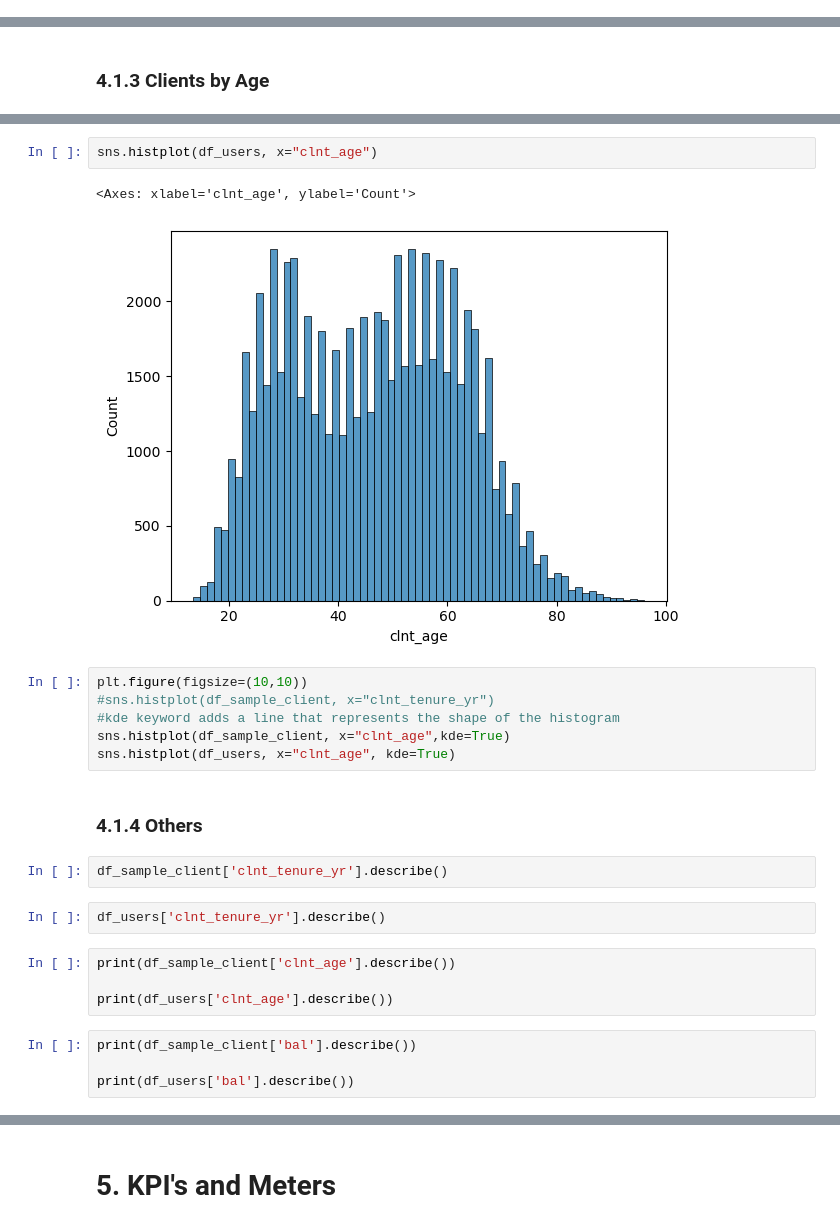
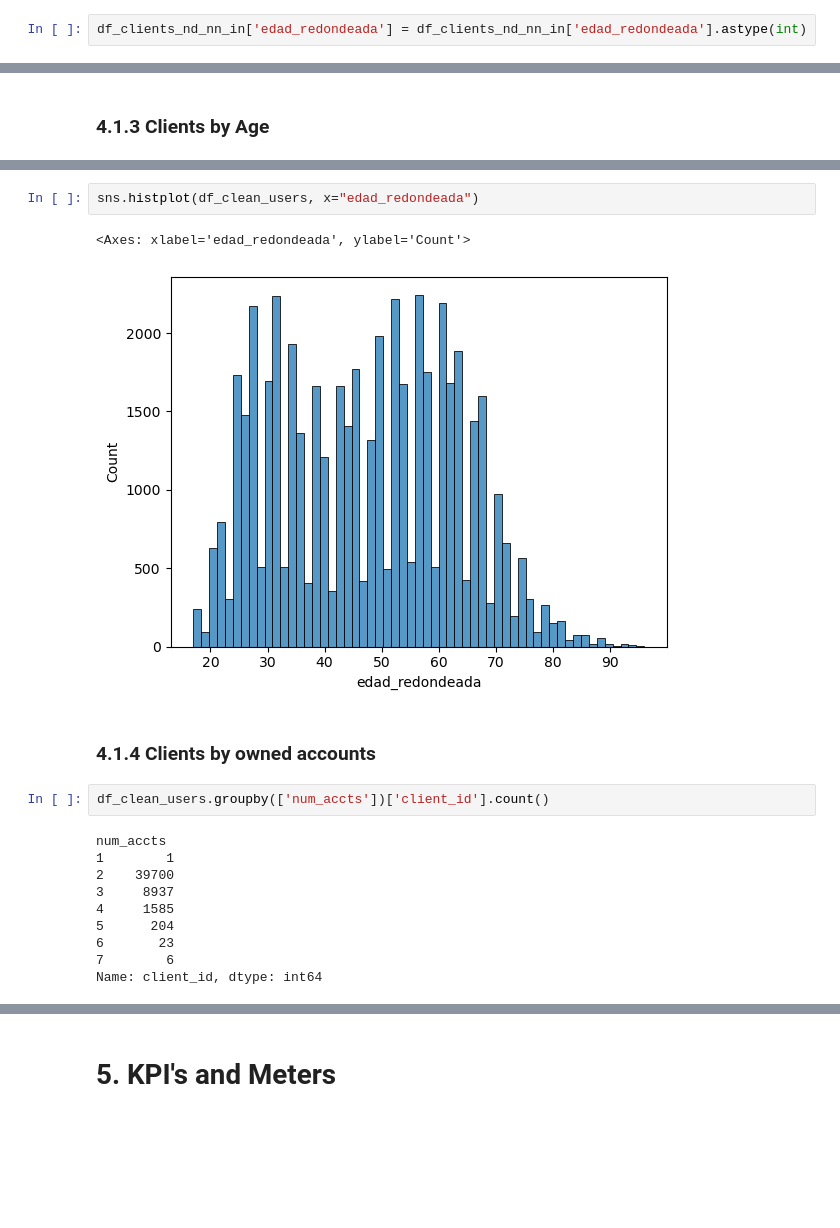
Before and after one commit to davidmoreno-gh/Vanguard-AB-Testing, a Jupyter notebook: 1. main.ipynb, the cells around one changed output, grey strips where cells are left out. Drawn from its saved outputs; the diff is of its cells as text; blank space fills up the shorter version.

Commit message:
Step 4 checking graphs.

```diff
--- a/1. main.ipynb
+++ b/1. main.ipynb
@@ -348,3 +488,5 @@ df_clients_nd_nn_in['edad_redondeada'] = df_clients_nd_nn_in['clnt_age'].round()
+# %%
+df_clients_nd_nn_in['edad_redondeada'] = df_clients_nd_nn_in['edad_redondeada'].astype(int)
 # %% [markdown]
 Let's graph ages
 # %%
@@ -756,25 +890,19 @@ sns.histplot(df_sample_client, x="clnt_age")
 # %%
-sns.histplot(df_users, x="clnt_age")
+sns.histplot(df_clean_users, x="edad_redondeada")
 # %% [output]
-<Axes: xlabel='clnt_age', ylabel='Count'>
+<Axes: xlabel='edad_redondeada', ylabel='Count'>
-[figure, old version]
+[figure, new version]
-# %%
-plt.figure(figsize=(10,10))
-#sns.histplot(df_sample_client, x="clnt_tenure_yr")
-#kde keyword adds a line that represents the shape of the histogram
-sns.histplot(df_sample_client, x="clnt_age",kde=True)
-sns.histplot(df_users, x="clnt_age", kde=True)
 # %% [markdown]
-### 4.1.4 Others
+### 4.1.4 Clients by owned accounts
-# %%
-df_sample_client['clnt_tenure_yr'].describe()
-# %%
-df_users['clnt_tenure_yr'].describe()
-# %%
-print(df_sample_client['clnt_age'].describe())
-
-print(df_users['clnt_age'].describe())
-# %%
-print(df_sample_client['bal'].describe())
-
-print(df_users['bal'].describe())
+# %%
+df_clean_users.groupby(['num_accts'])['client_id'].count()
+# %% [output]
+num_accts
+1        1
+2    39700
+3     8937
+4     1585
+5      204
+6       23
+7        6
+Name: client_id, dtype: int64
```
Also changed, not shown: parts of 38 cells of this notebook, 2 other files.
